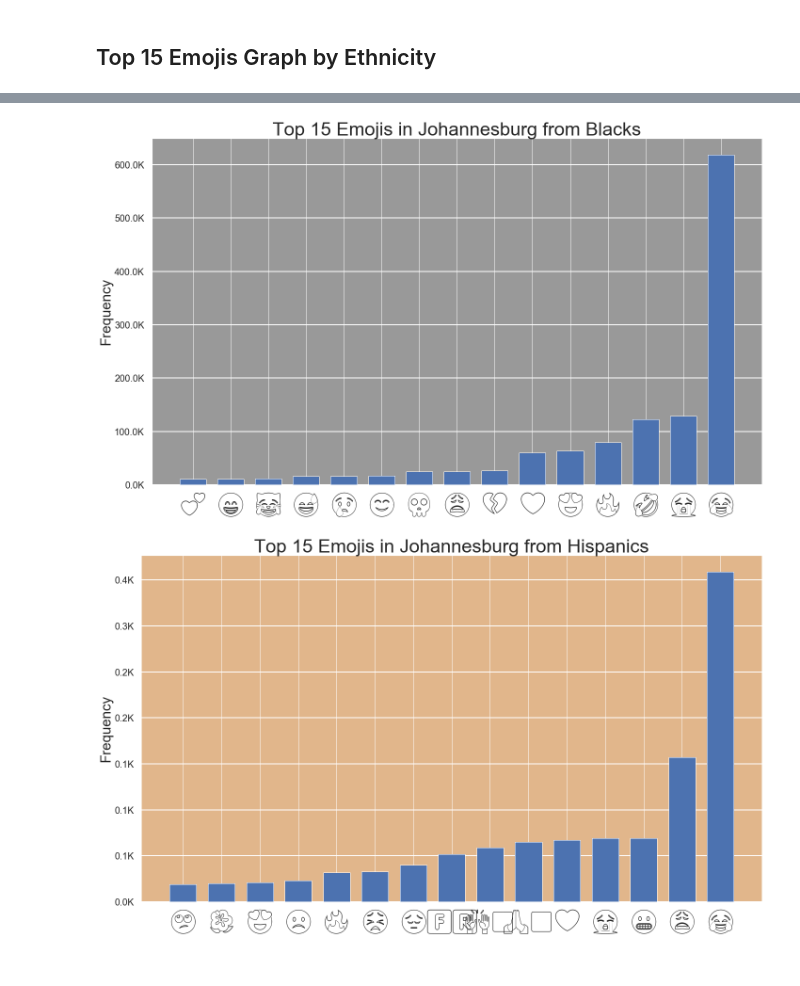
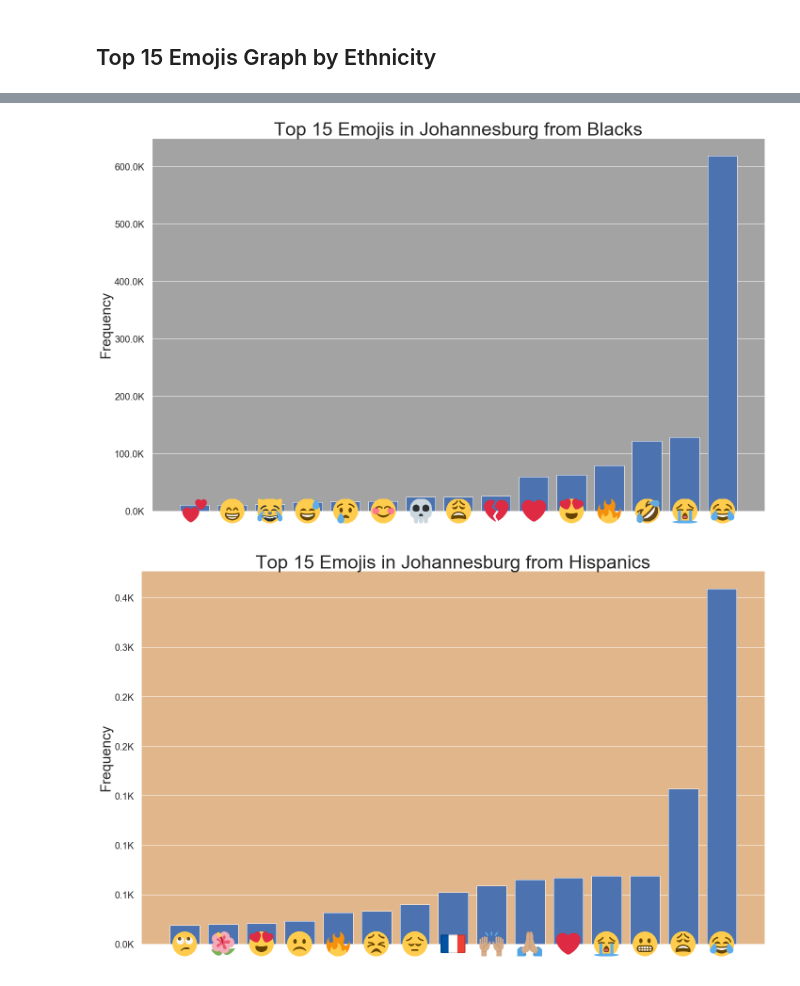
Before and after one commit to stylianosnicoletti/Emojis-usage-in-social-media-by-demographics, a Jupyter notebook: Jupyter/Emojis_ Johannesburg .ipynb, the cells around one changed output, grey strips where cells are left out. Drawn from its saved outputs; the diff is of its cells as text; code cells hidden in the pictures.

Commit message:
Pngs on graphs for emojis done!

```diff
--- a/Jupyter/Emojis_ Johannesburg .ipynb
+++ b/Jupyter/Emojis_ Johannesburg .ipynb
@@ -358,24 +378,48 @@ emojis_count_asian_df.tail(20)
 # %%
 ethnicities_list = ['Whites','Blacks','Hispanics','Asians']
 ethnicities_values =[emojis_count_white_df,emojis_count_black_df,emojis_count_hispanic_df,emojis_count_asian_df]
-graph_colours=['f2f2f2','999999','e1b68b','ffeeb7']
-for i,ethn in enumerate(ethnicities_list):
+ethnicities_graph_colours=['f2f2f2','a3a3a3','e1b68b','ffeeb7']
 
-    # Top 15 Values
-    x = ethnicities_values[i]['Emoji'].tail(15).values
-    y = ethnicities_values[i]['Count'].tail(15).values
+for ind,ethn in enumerate(ethnicities_list):
+
+     # Top 15 Values
+    x = ethnicities_values[ind]['Emoji'].tail(15).values
+    y = ethnicities_values[ind]['Count'].tail(15).values
+
+    # Set linespacing
+    x_linespace = linspace(0, 4*pi, num=15)
 
     # Plot Bar Chart
     fig, ax = plt.subplots(figsize=(20,12))
     ax.yaxis.set_major_formatter(formatter_millions)
     ax.tick_params(axis='both', which='major', pad=10)
-    ax.set_facecolor('#{}'.format(graph_colours[i]))
-    plt.grid( linestyle='-', linewidth=2,axis='y')
-    plt.bar(x, y, width=0.7, bottom=None, align='center', data=emojis_count_df.tail(5))
-    plt.xticks(x, fontproperties=emojis_font)
+    ax.set_facecolor('#{}'.format(ethnicities_graph_colours[ind]))
+    plt.grid(linestyle='-', linewidth=1,axis='y')
+    plt.bar(x_linespace, y, width=0.7, bottom=None, align='center')
+    ax.get_xaxis().set_visible(False)
+    #plt.xticks(x, fontproperties=emojis_font)  Old method
     plt.yticks(fontsize =20)
     plt.ylabel('Frequency', fontsize =30)
-    plt.title('Top 15 Emojis in Johannesburg from {}'.format(ethn), fontsize =40)
+    plt.title('Top 15 Emojis in Johannesburg from {}'.format(ethnicities_list[ind]), fontsize =40)
     plt.tight_layout()
+
+    # Set sizes of figure and images
+    ax_width = ax.get_window_extent().width
+    fig_width = fig.get_window_extent().width
+    fig_height = fig.get_window_extent().height
+    img_size = ax_width/(fig_width*len(x_linespace))
+    img_axs = [None for i in range(len(x_linespace))]
+
+
+    # Display emojis pngs on x-axis
+    for i in range(len(x)):
+        loc = ax.transData.transform((x_linespace[i], 0)) # Optimize y manually
+        img_axs[i] = fig.add_axes([loc[0]/fig_width-img_size/2, loc[1]/fig_height-img_size/2,
+                                   img_size, img_size], anchor='C')
+
+        # Platform 5 = Twitter
+        img_axs[i].imshow(io.imread(Emojipedia.search(x[i]).platforms[5].image_url))
+        img_axs[i].axis("off")
+
     plt.show()
 # %% [output]
@@ -383,2 +427,2 @@ for i,ethn in enumerate(ethnicities_list):
-[figure, old version]
+[figure, new version]
-[figure, old version]
+[figure, new version]
```
Also changed, not shown: parts of 11 cells of this notebook, 14 other files.
